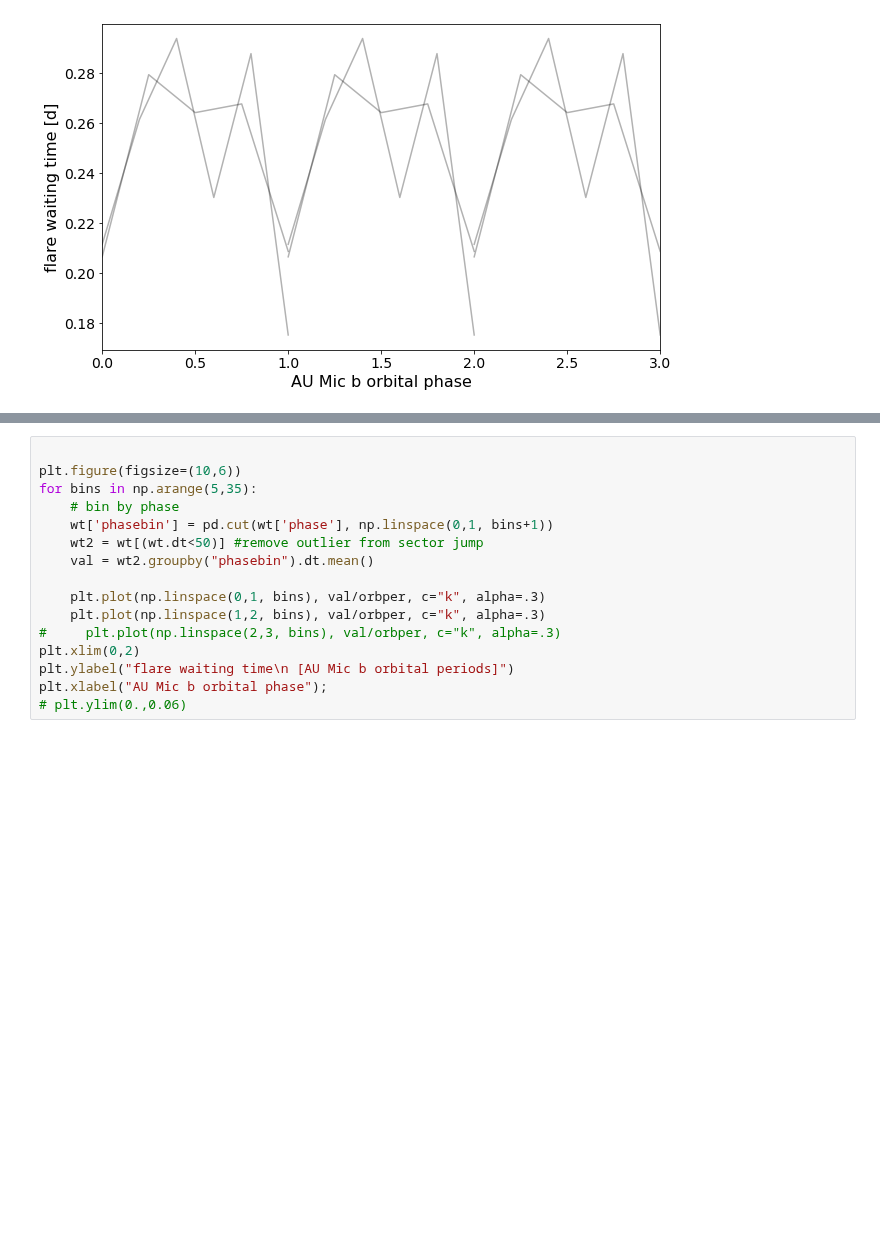
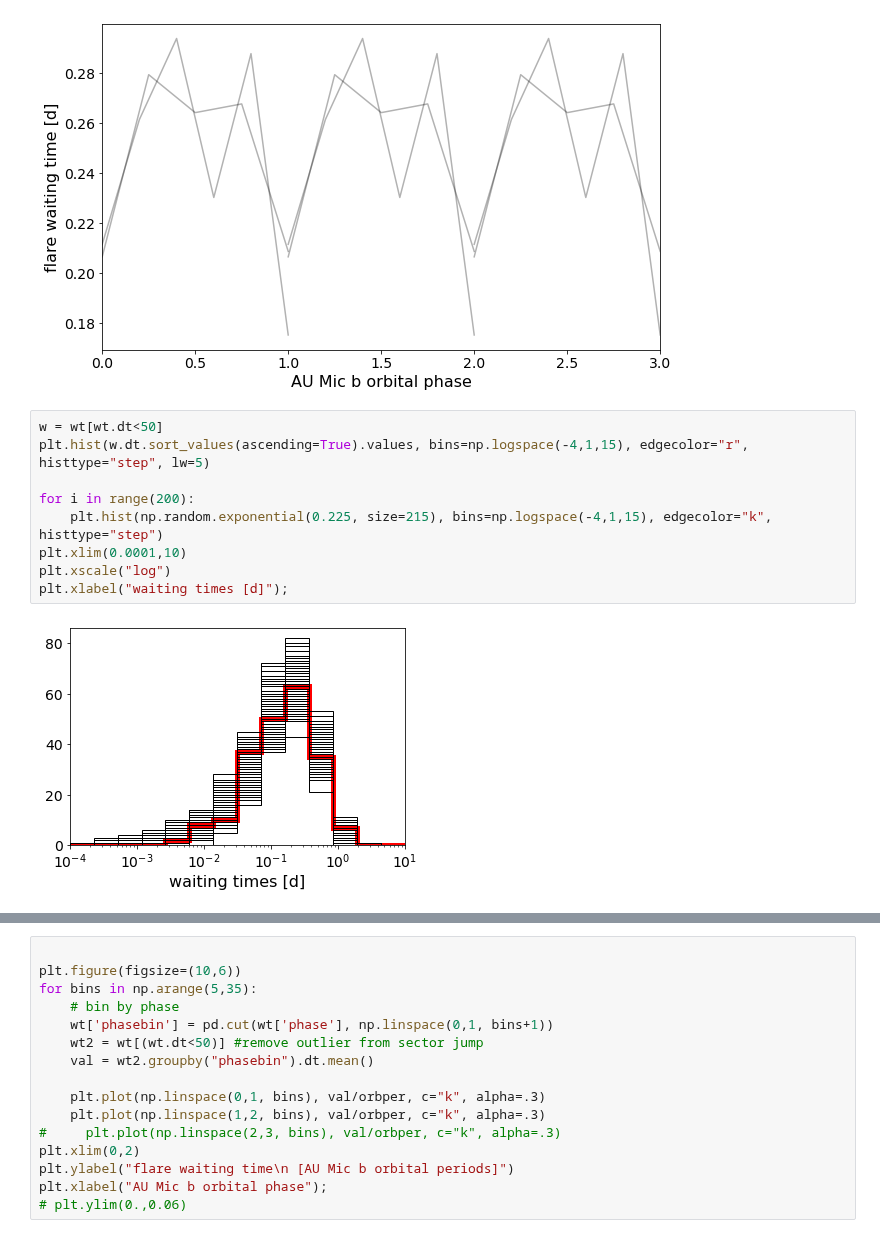
Before and after one commit to ekaterinailin/flaring-spi, a Jupyter notebook: notebooks/AU_Mic_waiting_times.ipynb, the cells around one changed output, grey strips where cells are left out. Saved outputs shown, nothing was run; the diff lists cells and outputs as text; blank space fills up the shorter version.

```diff
--- a/notebooks/AU_Mic_waiting_times.ipynb
+++ b/notebooks/AU_Mic_waiting_times.ipynb
@@ -58,3 +58,14 @@ plt.ylabel("flare waiting time [d]")
 plt.xlabel("AU Mic b orbital phase");
 # %% [output]
 [figure]
+# %%
+w = wt[wt.dt<50]
+plt.hist(w.dt.sort_values(ascending=True).values, bins=np.logspace(-4,1,15), edgecolor="r", histtype="step", lw=5)
+
+for i in range(200):
+    plt.hist(np.random.exponential(0.225, size=215), bins=np.logspace(-4,1,15), edgecolor="k", histtype="step")
+plt.xlim(0.0001,10)
+plt.xscale("log")
+plt.xlabel("waiting times [d]");
+# %% [output]
+[figure, added]
```
Also changed, not shown: parts of 1 cell of this notebook, 8 other files.
